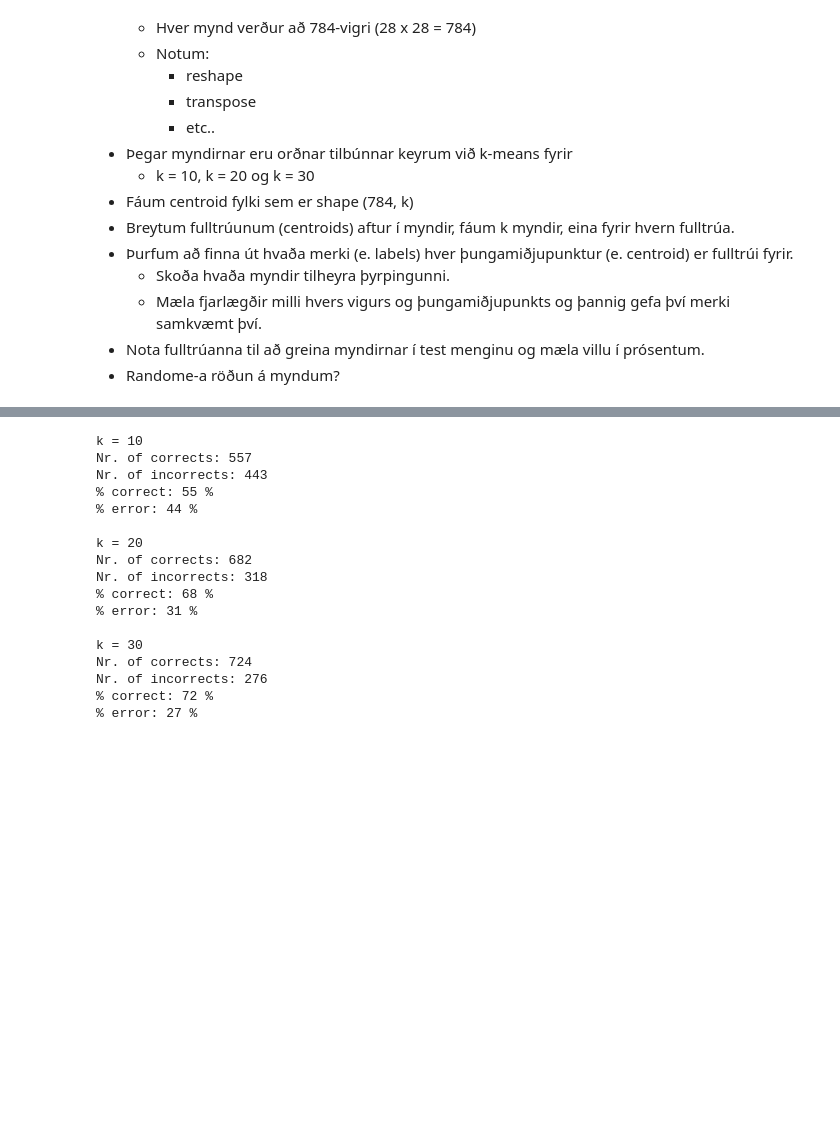
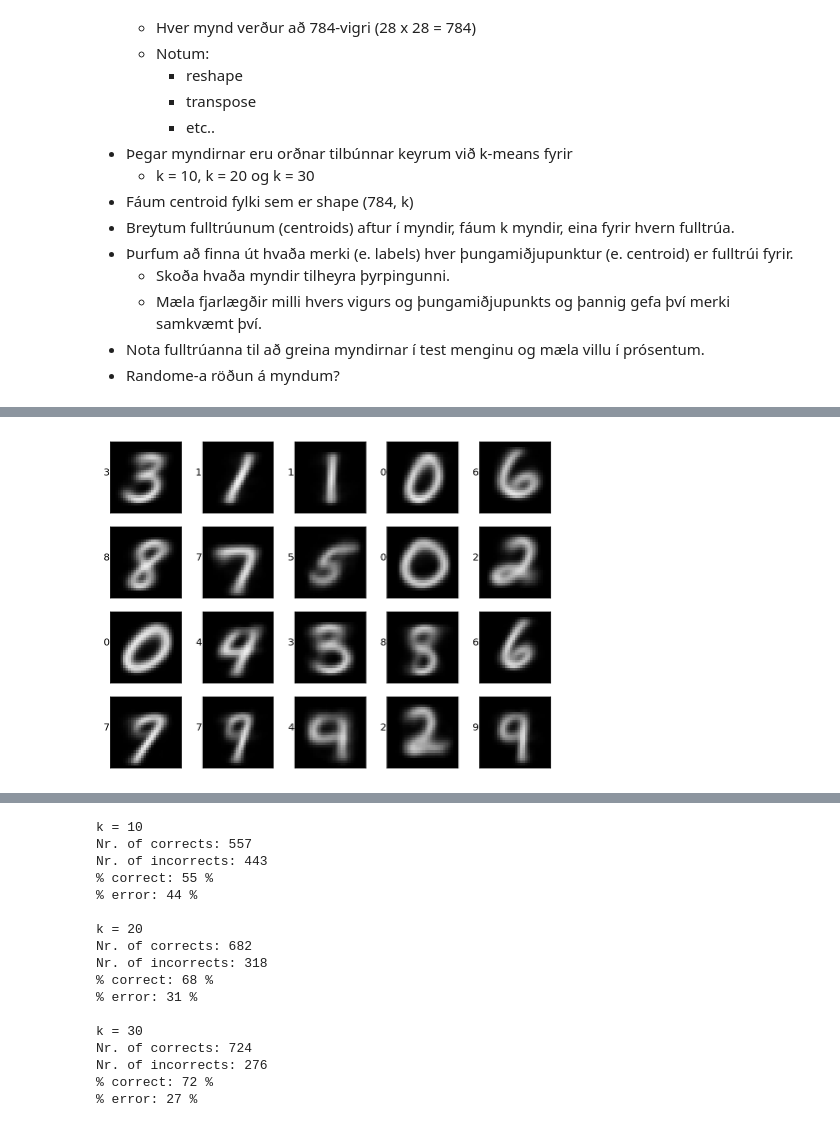
Before and after one commit to davidhs/rei201verkefni1, a Jupyter notebook: skilaverkefni1.ipynb, the cells around one changed output, grey strips where cells are left out. Saved outputs shown, nothing was run; the diff lists cells and outputs as text; code cells hidden in the pictures; blank space fills up the shorter version.

```diff
--- a/skilaverkefni1.ipynb
+++ b/skilaverkefni1.ipynb
@@ -203,4 +359,5 @@ Centroid 6 / 10 is
 # %%
-if False:
-    test_bundle(bundle20, A_images, A_labels)
+do_plot_2(bundle20, A_images, A_labels)
+# %% [output]
+[figure, added]
 # %%
```
Also changed, not shown: parts of 23 cells of this notebook, 3 other files.
